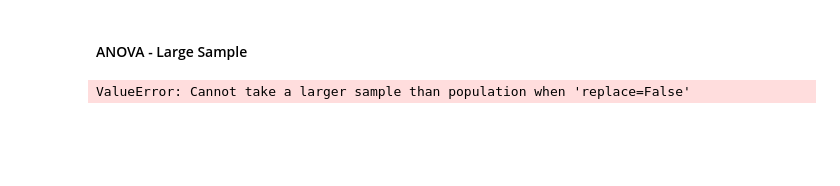
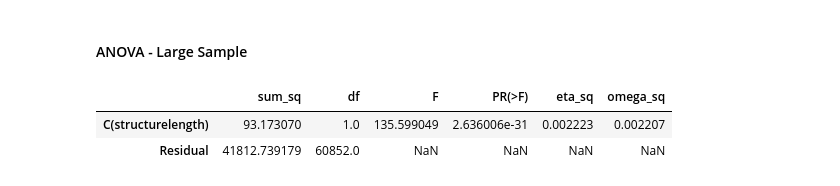
Before and after one commit to kaleoyster/thesis, a Jupyter notebook: analysis/04-29-19-effect-of-structure-length-on bridge-condition.ipynb, the cells around one changed output. Saved outputs shown, nothing was run; the diff lists cells and outputs as text; code cells hidden in the pictures; blank space fills up the shorter version.

Commit message:
corrected structure length large sample analysis

```diff
--- a/analysis/04-29-19-effect-of-structure-length-on bridge-condition.ipynb
+++ b/analysis/04-29-19-effect-of-structure-length-on bridge-condition.ipynb
@@ -284,14 +263,18 @@ df_anova.groupby(['structurelength'])['']
+# %%
+samplesize = min(df_anova.groupby(['structurelength'])['structurelength'].count())
 # %% [markdown]
 #### ANOVA - Large Sample
 # %%
 
-span = df_anova.groupby('structurelength').apply(lambda s: s.sample(45121))['structurelength'].tolist()
-score = df_anova.groupby('structurelength').apply(lambda s: s.sample(45121))['score'].tolist()
+span = df_anova.groupby('structurelength').apply(lambda s: s.sample(samplesize))['structurelength'].tolist()
+score = df_anova.groupby('structurelength').apply(lambda s: s.sample(samplesize))['score'].tolist()
 df_span_sample_45121 = pd.DataFrame({'structurelength':span, 'score':score})
 df_span_45121 = df_span_sample_45121[df_span_sample_45121['structurelength'].isin(['Very Low', 'Very High'])]
 
 formula = 'score ~ C(structurelength)'
 span_undersample = undersample(df_span_45121, 'structurelength')
 aov(span_undersample, formula)
 # %% [output]
-ValueError: Cannot take a larger sample than population when 'replace=False'
+|  | sum_sq | df | F | PR(>F) | eta_sq | omega_sq |
+| C(structurelength) | 93.173070 | 1.0 | 135.599049 | 2.636006e-31 | 0.002223 | 0.002207 |
+| Residual | 41812.739179 | 60852.0 | NaN | NaN | NaN | NaN |
```
Also changed, not shown: parts of 2 cells of this notebook.
